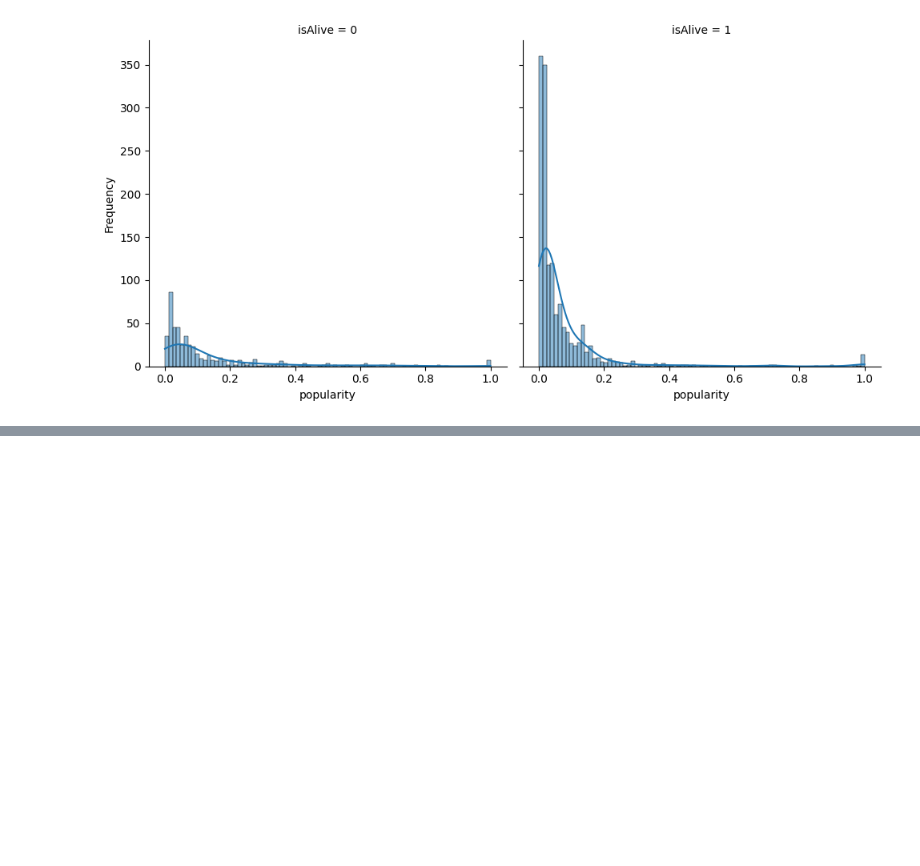
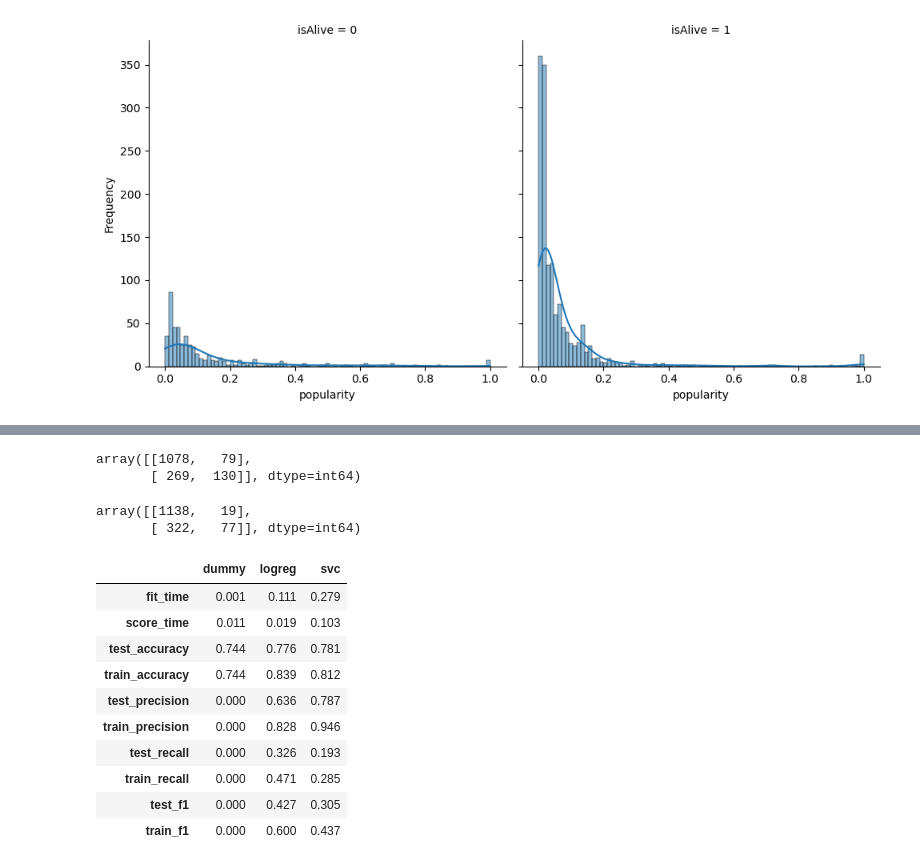
Before and after one commit to sifanzzz/GoT-fatality-prediction, a Jupyter notebook: analysis.ipynb, the cells around one changed output, grey strips where cells are left out. Cells and saved outputs as stored; diff of their text form; code cells hidden in the pictures; blank space fills up the shorter version.

Commit message:
added modeling notebook for 522

```diff
--- a/analysis.ipynb
+++ b/analysis.ipynb
@@ -211,0 +334,10 @@ for column in X.drop('isAlive', axis=1).select_dtypes(['int','float']):
+# %%
+classification_metrics = ["accuracy", "precision", "recall", "f1"]
+# The dummy model
+dc = DummyClassifier()
+# The mean and std of the cross validated scores for all metrics as a dataframe
+cross_val_results = {}
+cross_val_results['dummy'] = pd.DataFrame(cross_validate(dc, X_train, y_train, scoring=classification_metrics, return_train_score=True)).agg(['mean', 'std']).round(3).T
+
+# Show the train and validation scores
+cross_val_results['dummy']
@@ -211,0 +356,9 @@ for column in X.drop('isAlive', axis=1).select_dtypes(['int','float']):
+# %%
+# The logreg model pipeline
+logreg_m = LogisticRegression(max_iter=1000, random_state=123)
+logreg = make_pipeline(preprocessor, logreg_m)
+# The mean and std of the cross validated scores for all metrics as a dataframe
+cross_val_results['logreg'] = pd.DataFrame(cross_validate(logreg, X_train, y_train, scoring=classification_metrics, return_train_score=True)).agg(['mean', 'std']).round(3).T
+
+# Show the train and validation scores
+cross_val_results['logreg']
@@ -211,0 +377,8 @@ for column in X.drop('isAlive', axis=1).select_dtypes(['int','float']):
+# %%
+svc_m = SVC(random_state=123)
+svc = make_pipeline(preprocessor, svc_m)
+# The mean and std of the cross validated scores for all metrics as a dataframe
+cross_val_results['svc'] = pd.DataFrame(cross_validate(svc, X_train, y_train, scoring=classification_metrics, return_train_score=True)).agg(['mean', 'std']).round(3).T
+
+# Show the train and validation scores
+cross_val_results['svc']
@@ -211,0 +397,38 @@ for column in X.drop('isAlive', axis=1).select_dtypes(['int','float']):
+# %%
+y_pred_logreg = cross_val_predict(logreg, X_train, y_train, cv=5)
+confmat_logreg = confusion_matrix(y_train, y_pred_logreg)
+# Show the matrix
+confmat_logreg
+# %% [output]
+array([[1078,   79],
+       [ 269,  130]], dtype=int64)
+# %%
+# 3. Confusion matrix for the SVC
+y_pred_svc = cross_val_predict(svc, X_train, y_train, cv=5)
+confmat_svc = confusion_matrix(y_train, y_pred_svc)
+# Show the matrix
+confmat_svc
+# %% [output]
+array([[1138,   19],
+       [ 322,   77]], dtype=int64)
+# %%
+pd.concat(
+    cross_val_results,
+    axis='columns'
+).xs(
+    'mean',
+    axis='columns',
+    level=1
+)
+# %% [output]
+|  | dummy | logreg | svc |
+| fit_time | 0.001 | 0.111 | 0.279 |
+| score_time | 0.011 | 0.019 | 0.103 |
+| test_accuracy | 0.744 | 0.776 | 0.781 |
+| train_accuracy | 0.744 | 0.839 | 0.812 |
+| test_precision | 0.000 | 0.636 | 0.787 |
+| train_precision | 0.000 | 0.828 | 0.946 |
+| test_recall | 0.000 | 0.326 | 0.193 |
+| train_recall | 0.000 | 0.471 | 0.285 |
+| test_f1 | 0.000 | 0.427 | 0.305 |
+| train_f1 | 0.000 | 0.600 | 0.437 |
```
Also changed, not shown: parts of 19 cells of this notebook.
